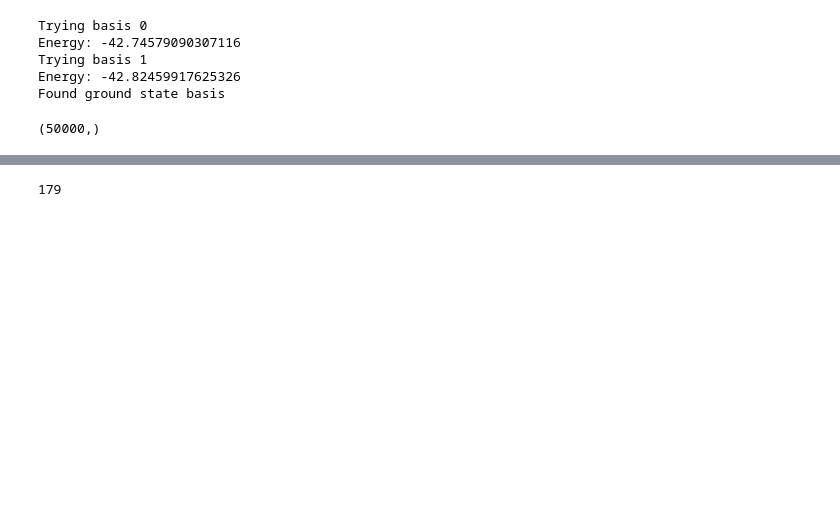
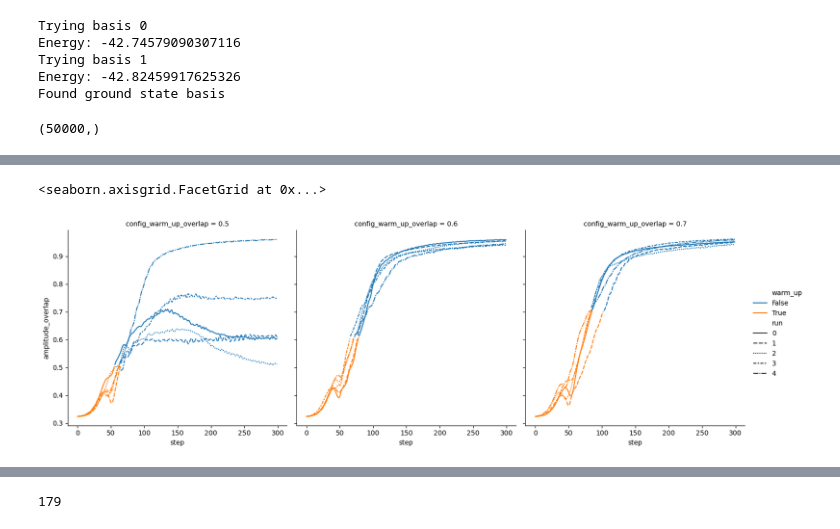
Before and after one commit to ischurov/frustrations-eda, a Jupyter notebook: vmc_ising.ipynb, the cells around one changed output, grey strips where cells are left out. Cells and saved outputs as stored; diff of their text form; code cells hidden in the pictures; blank space fills up the shorter version.

```diff
--- a/vmc_ising.ipynb
+++ b/vmc_ising.ipynb
@@ -109,2 +180,20 @@ array([65, 60, 63, 64, 67, 62, 66, 61, 72, 71])
+# %%
+sns.relplot(
+    data=df.query("task_id >= 66  and step < 300").pipe(column_to(str, "run")),
+    x="step",
+    y="amplitude_overlap",
+    #    hue="config_sign_reconstruction.full_spin_regularization",
+    #    col="config_sign_update_period",
+    hue="warm_up",
+    #    hue='run',
+    kind="line",
+    col="config_warm_up_overlap",
+    col_wrap=3,
+    style="run",
+    # errorbar='sd'
+)
+# %% [output]
+<seaborn.axisgrid.FacetGrid at 0x...>
+[figure, added]
 # %%
 sns.relplot(
```
Also changed, not shown: parts of 12 cells of this notebook, 2 other files.
